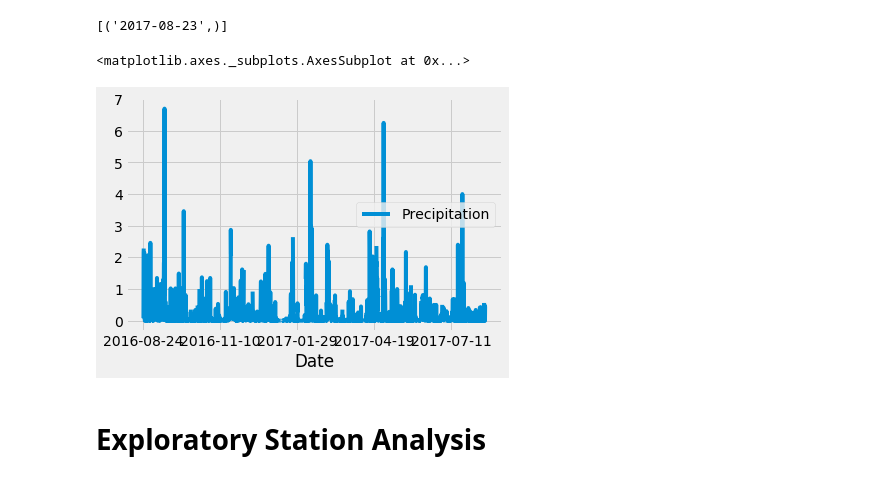
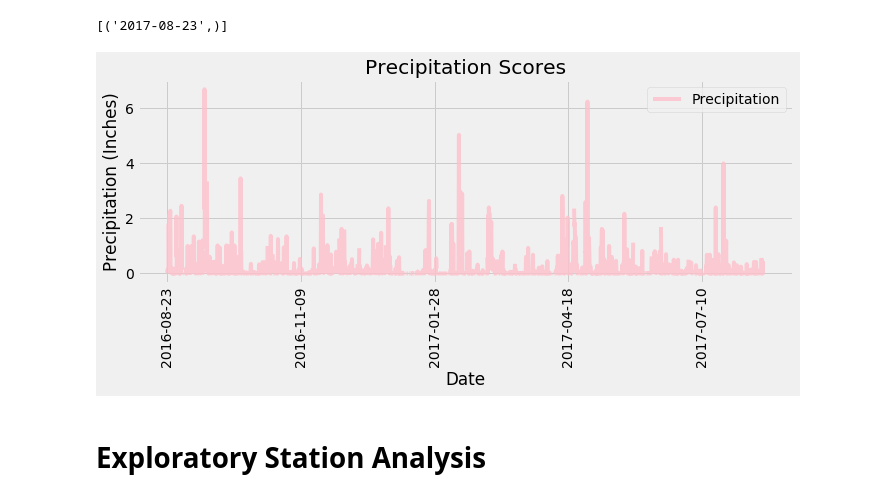
Before and after one commit to SidDas8/sqlalchemy-challenge, a Jupyter notebook: climate_starter.ipynb, the cells around one changed output. Saved outputs shown, nothing was run; the diff lists cells and outputs as text; code cells hidden in the pictures.

Commit message:
Completed panda plot of precipitation scores.

```diff
--- a/climate_starter.ipynb
+++ b/climate_starter.ipynb
@@ -46,24 +46,36 @@ engine.execute('SELECT max(date) FROM measurement').fetchall()
 # %%
 # Design a query to retrieve the last 12 months of precipitation data and plot the results.
 # Starting from the most recent data point in the database.
 
 # Calculate the date one year from the last date in data set.
 last12months = dt.date(2017, 8, 23) - dt.timedelta(days = 365)
 
 # Perform a query to retrieve the data and precipitation scores
-dataprecipscores = session.query(measurement.date, measurement.prcp).filter(measurement.date > last12months).order_by(measurement.date).all()
+dataprecipscores = session.query(measurement.date, measurement.prcp).filter(measurement.date >= last12months).order_by(measurement.date).all()
 
 # Save the query results as a Pandas DataFrame and set the index to the date column
 scores_df = pd.DataFrame(dataprecipscores, columns = ['Date', 'Precipitation'])
 
 # Sort the dataframe by date
 scores_df = scores_df.sort_values('Date')
-scores_df
+
 # Use Pandas Plotting with Matplotlib to plot the data
-scores_df.plot('Date', 'Precipitation')
+scores_df.plot(x = 'Date', y = 'Precipitation', alpha = 0.8, figsize = (10, 5), color = 'pink')
+
+# Set textual properties
+plt.title("Precipitation Scores")
+plt.xlabel("Date")
+plt.ylabel("Precipitation (Inches)")
+
+# Format x axis headers vertically
+plt.xticks(rotation = 90)
+
+# Resize plot to display labels
+plt.tight_layout()
+
+plt.show()
 # %% [output]
-<matplotlib.axes._subplots.AxesSubplot at 0x...>
-[figure, old version]
+[figure, new version]
 # %%
 # Use Pandas to calcualte the summary statistics for the precipitation data
 # %% [markdown]
```
